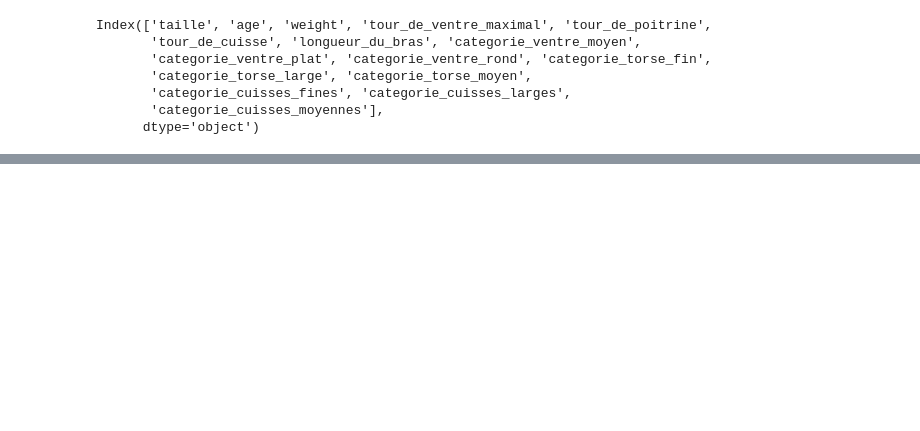
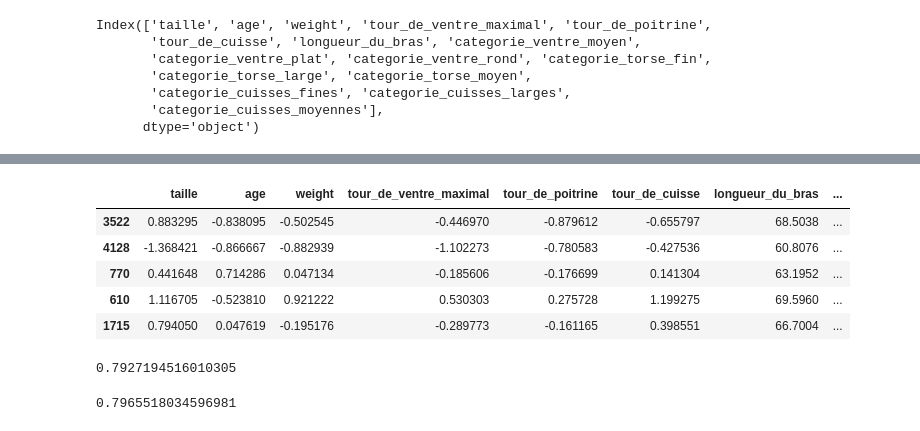
Before and after one commit to cosaques/biba-bop-stage-dataset, a Jupyter notebook: ML_caesar.ipynb, the cells around one changed output, grey strips where cells are left out. Saved outputs shown, nothing was run; the diff lists cells and outputs as text; code cells hidden in the pictures; blank space fills up the shorter version.

```diff
--- a/ML_caesar.ipynb
+++ b/ML_caesar.ipynb
@@ -321,0 +339,14 @@ model.score(X_test,y_test)
+# %%
+# Discrétiser en 2 catégories : 'court' et 'long' selon la moyenne
+mesure_sc['longueur_bras_binaire'] = pd.cut(
+    x=mesure_sc['longueur_du_bras'],
+    bins=[
+        mesure_sc['longueur_du_bras'].min() - 1,
+        mesure_sc['longueur_du_bras'].mean(),
+        mesure_sc['longueur_du_bras'].max() + 1
+    ],
+    labels=['court', 'long']
+)
+
+# Vérification
+mesure_sc[['longueur_du_bras', 'longueur_bras_binaire']].head()
@@ -321,0 +360,43 @@ model.score(X_test,y_test)
+# %%
+mesure_sc.head()
+# %% [output]
+|  | taille | age | weight | tour_de_ventre_maximal | tour_de_poitrine | tour_de_cuisse | longueur_du_bras | ... |
+| 3522 | 0.883295 | -0.838095 | -0.502545 | -0.446970 | -0.879612 | -0.655797 | 68.5038 | ... |
+| 4128 | -1.368421 | -0.866667 | -0.882939 | -1.102273 | -0.780583 | -0.427536 | 60.8076 | ... |
+| 770 | 0.441648 | 0.714286 | 0.047134 | -0.185606 | -0.176699 | 0.141304 | 63.1952 | ... |
+| 610 | 1.116705 | -0.523810 | 0.921222 | 0.530303 | 0.275728 | 1.199275 | 69.5960 | ... |
+| 1715 | 0.794050 | 0.047619 | -0.195176 | -0.289773 | -0.161165 | 0.398551 | 66.7004 | ... |
+# %%
+from sklearn.preprocessing import LabelEncoder
+from sklearn.linear_model import LogisticRegression
+from sklearn.model_selection import cross_val_score
+# Encode the target
+target_encoder = LabelEncoder().fit(mesure_sc['longueur_bras_binaire'])
+y = target_encoder.transform(mesure_sc['longueur_bras_binaire'])
+# Define the features
+X = mesure_sc.drop(columns=['longueur_du_bras', 'longueur_bras_binaire'])
+# Instantiate a model
+log_reg = LogisticRegression(max_iter=1000)
+# Score on multiple folds aka Cross Validation
+scores = cross_val_score(log_reg, X, y, cv=10)
+scores.mean()
+# %% [output]
+0.7927194516010305
+# %%
+from sklearn.preprocessing import LabelEncoder
+from sklearn.linear_model import LogisticRegression
+from sklearn.model_selection import cross_val_score
+from sklearn.model_selection import StratifiedKFold
+# Encode the target
+target_encoder = LabelEncoder().fit(mesure_sc['longueur_bras_binaire'])
+y = target_encoder.transform(mesure_sc['longueur_bras_binaire'])
+# Define the features
+X = mesure_sc.drop(columns=['longueur_du_bras', 'longueur_bras_binaire'])
+# Instantiate a model
+log_reg = LogisticRegression(max_iter=1000)
+# Score on multiple folds aka Cross Validation
+cv = StratifiedKFold(n_splits=10, shuffle=True, random_state=42)
+scores = cross_val_score(log_reg, X, y, cv=cv)
+scores.mean()
+# %% [output]
+0.7965518034596981
```
Also changed, not shown: parts of 12 cells of this notebook.
